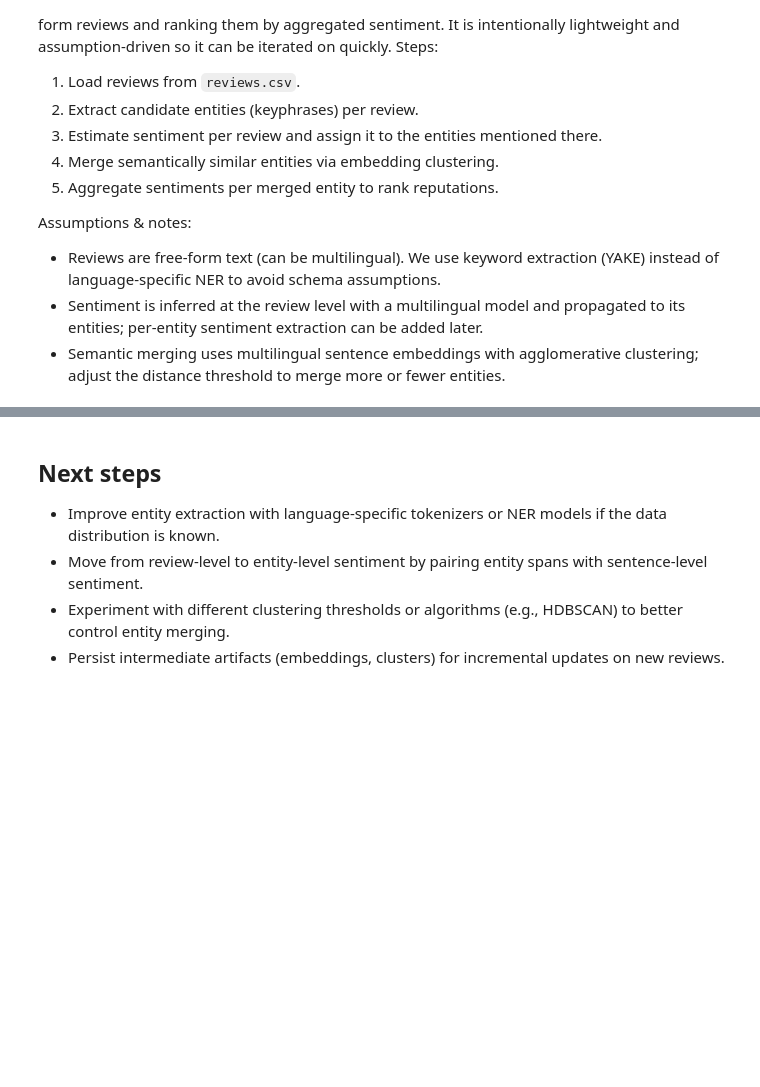
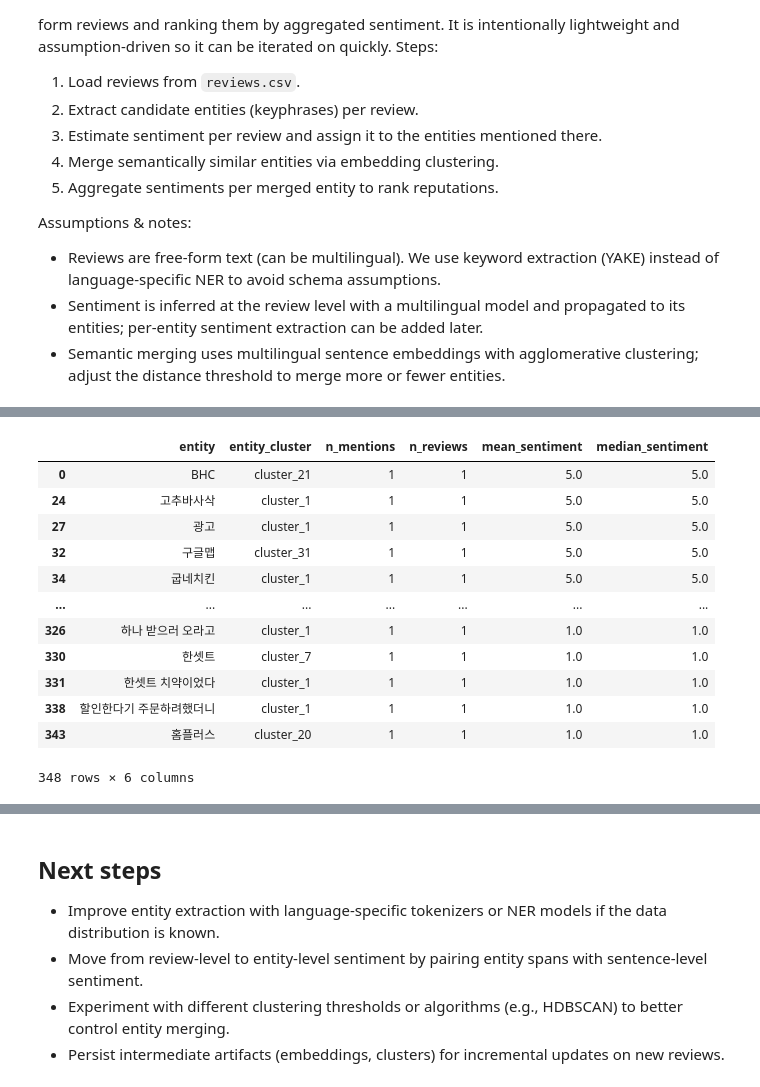
Before and after one commit to lbk209/review-analysis, a Jupyter notebook: entity_sentiment_discovery.ipynb, the cells around one changed output, grey strips where cells are left out. Saved outputs shown, nothing was run; the diff lists cells and outputs as text; code cells hidden in the pictures; blank space fills up the shorter version.

```diff
--- a/entity_sentiment_discovery.ipynb
+++ b/entity_sentiment_discovery.ipynb
@@ -27,5 +25,8 @@ import yake
 pd.set_option('display.max_colwidth', None)
 # %%
 # Load reviews
+
 df = pd.read_csv('reviews.csv', header=None, names=['review_text'])
+df['review_id'] = df.index
+
 df.head()
@@ -50,14 +39,0 @@ entities_df.head()
-# %%
-# Sentiment analysis per review (multilingual). The model outputs 1-5 stars.
-sentiment_model = pipeline('sentiment-analysis', model='nlptown/bert-base-multilingual-uncased-sentiment')
-
-sentiment_rows = []
-for idx, row in df.iterrows():
-    text = str(row['review_text'])
-    result = sentiment_model(text)[0]
-    # label is like '4 stars'; convert to int
-    stars = int(result['label'].split()[0])
-    sentiment_rows.append({'review_id': idx, 'sentiment_score': stars, 'sentiment_label': result['label'], 'sentiment_confidence': result['score']})
-
-sentiment_df = pd.DataFrame(sentiment_rows)
-sentiment_df.head()
@@ -67,0 +185,8 @@ mentions_df.head()
+# %%
+# Sentiment analysis model (multilingual). The model outputs 1-5 stars.
+
+sentiment_model = pipeline(
+    'sentiment-analysis',
+    model='nlptown/bert-base-multilingual-uncased-sentiment',
+    truncation=True,
+)
@@ -93,16 +275,46 @@ mentions_df.head()
 # %%
-# Aggregate sentiment per merged entity cluster
+# Aggregate sentiment per entity and keep cluster id for grouping
+
 entity_stats = (
+    mentions_df
+    .groupby('entity')
+    .agg(
+        entity_cluster=('entity_cluster', lambda x: x.mode().iloc[0] if len(x.mode()) else x.iloc[0]),
+        entity_tag=('entity_tag', lambda x: x.mode().iloc[0] if len(x.mode()) else 'entity_unknown'),
+        n_mentions=('entity', 'count'),
+        n_reviews=('review_id', 'nunique'),
+        mean_sentiment=('sentiment_score', 'mean'),
+        median_sentiment=('sentiment_score', 'median'),
+    )
+    .reset_index()
+    .sort_values(by=['mean_sentiment', 'n_mentions'], ascending=[False, False])
+)
+
+cluster_stats = (
     mentions_df
     .groupby('entity_cluster')
     .agg(
         n_mentions=('entity', 'count'),
         unique_entities=('entity', lambda x: sorted(set(x))),
         mean_sentiment=('sentiment_score', 'mean'),
         median_sentiment=('sentiment_score', 'median'),
     )
     .reset_index()
     .sort_values(by='mean_sentiment', ascending=False)
 )
 
 entity_stats
+# %% [output]
+|  | entity | entity_cluster | n_mentions | n_reviews | mean_sentiment | median_sentiment |
+| 0 | BHC | cluster_21 | 1 | 1 | 5.0 | 5.0 |
+| 24 | 고추바사삭 | cluster_1 | 1 | 1 | 5.0 | 5.0 |
+| 27 | 광고 | cluster_1 | 1 | 1 | 5.0 | 5.0 |
+| 32 | 구글맵 | cluster_31 | 1 | 1 | 5.0 | 5.0 |
+| 34 | 굽네치킨 | cluster_1 | 1 | 1 | 5.0 | 5.0 |
+| ... | ... | ... | ... | ... | ... | ... |
+| 326 | 하나 받으러 오라고 | cluster_1 | 1 | 1 | 1.0 | 1.0 |
+| 330 | 한셋트 | cluster_7 | 1 | 1 | 1.0 | 1.0 |
+| 331 | 한셋트 치약이었다 | cluster_1 | 1 | 1 | 1.0 | 1.0 |
+| 338 | 할인한다기 주문하려했더니 | cluster_1 | 1 | 1 | 1.0 | 1.0 |
+| 343 | 홈플러스 | cluster_20 | 1 | 1 | 1.0 | 1.0 |
+348 rows × 6 columns
```
Also changed, not shown: parts of 15 cells of this notebook, 11 other files.
